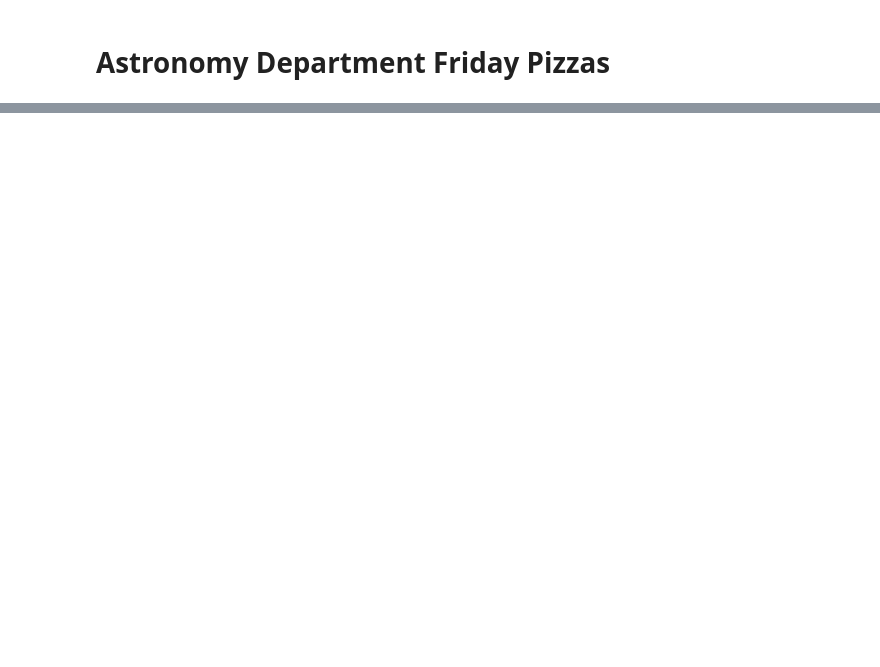
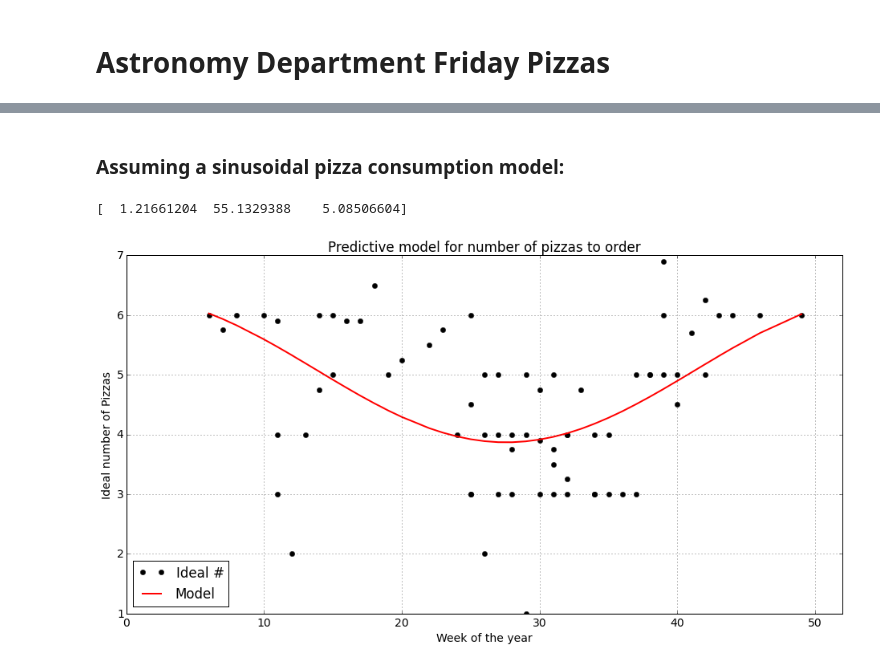
Before and after one commit to bmorris3/astropizzafridayfuntimes, a Jupyter notebook: pizzastats.ipynb, the cells around one changed output, grey strips where cells are left out. Cells and saved outputs as stored; diff of their text form; code cells hidden in the pictures; blank space fills up the shorter version.

```diff
--- a/pizzastats.ipynb
+++ b/pizzastats.ipynb
@@ -88,0 +112,29 @@ Populating the interactive namespace from numpy and matplotlib
+# %% [markdown]
+### Assuming a sinusoidal pizza consumption model:
+# %%
+from scipy import optimize
+
+dates_week = np.array([int(i.strftime('%U')) for i in dates])
+idealnumber = pizzasordered - pizzasleft
+
+def fitfunc(p, x=dates_week):
+    return p[0]*np.cos(2*pi*x/p[1]) + p[2]
+def errfunc(p):
+    return fitfunc(p) - idealnumber
+
+bestp, success = optimize.leastsq(errfunc, [1.5, 52, 4])
+print bestp
+
+fig, ax = plt.subplots(1,figsize=(16,8))
+ax.plot(dates_week, idealnumber, 'ko', label='Ideal #')
+ax.plot(sorted(dates_week), fitfunc(bestp)[np.argsort(dates_week)], lw=2, color='r', label='Model')
+ax.set_ylabel('Ideal number of Pizzas')
+ax.set_xlabel('Week of the year')
+ax.set_title('Predictive model for number of pizzas to order')
+ax.grid()
+ax.legend(loc='lower left')
+ax.set_xlim([0,52])
+plt.show()
+# %% [output]
+[  1.21661204  55.1329388    5.08506604]
+[figure, added]
```
Also changed, not shown: parts of 8 cells of this notebook, 1 other file.
